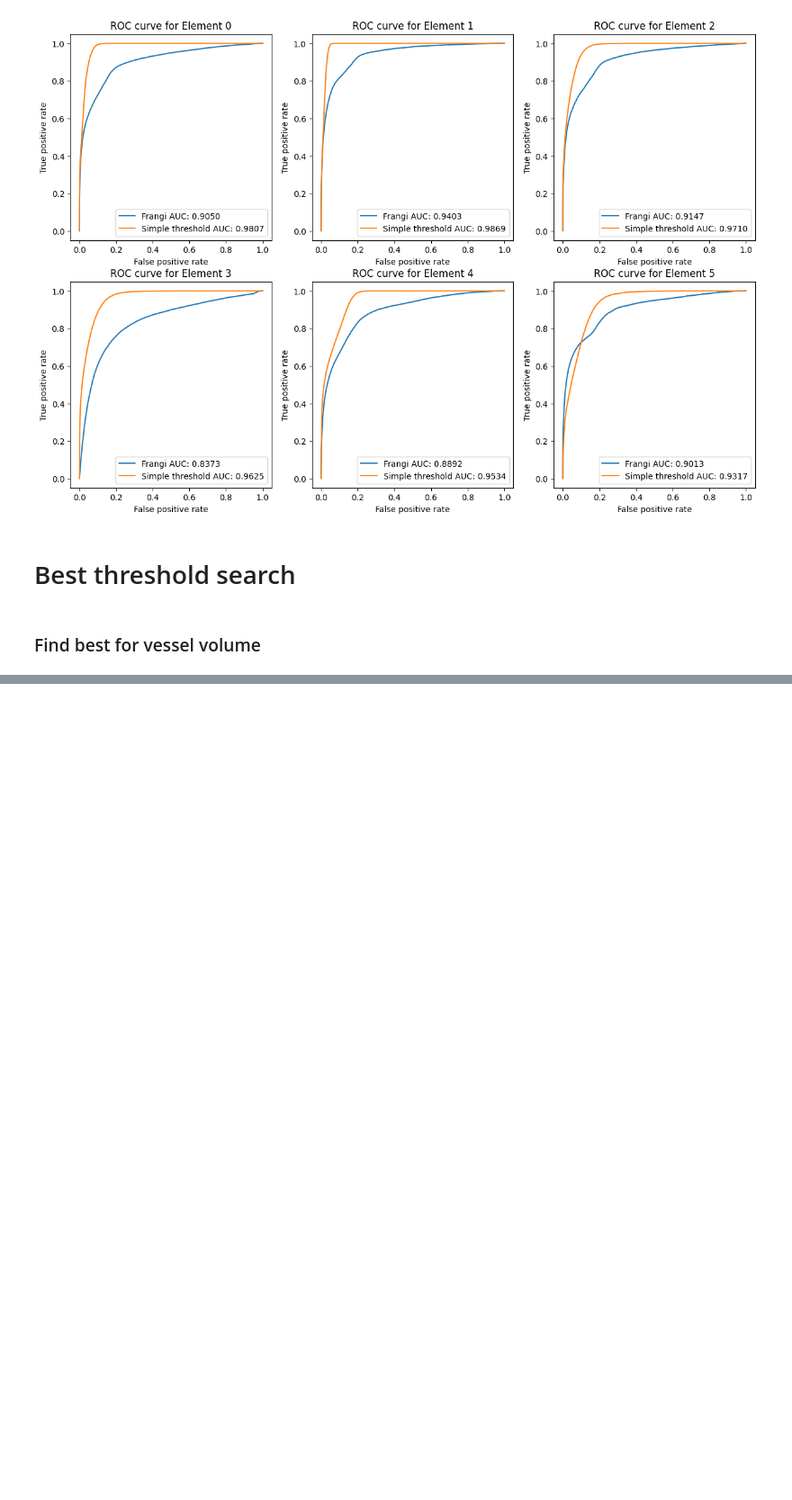
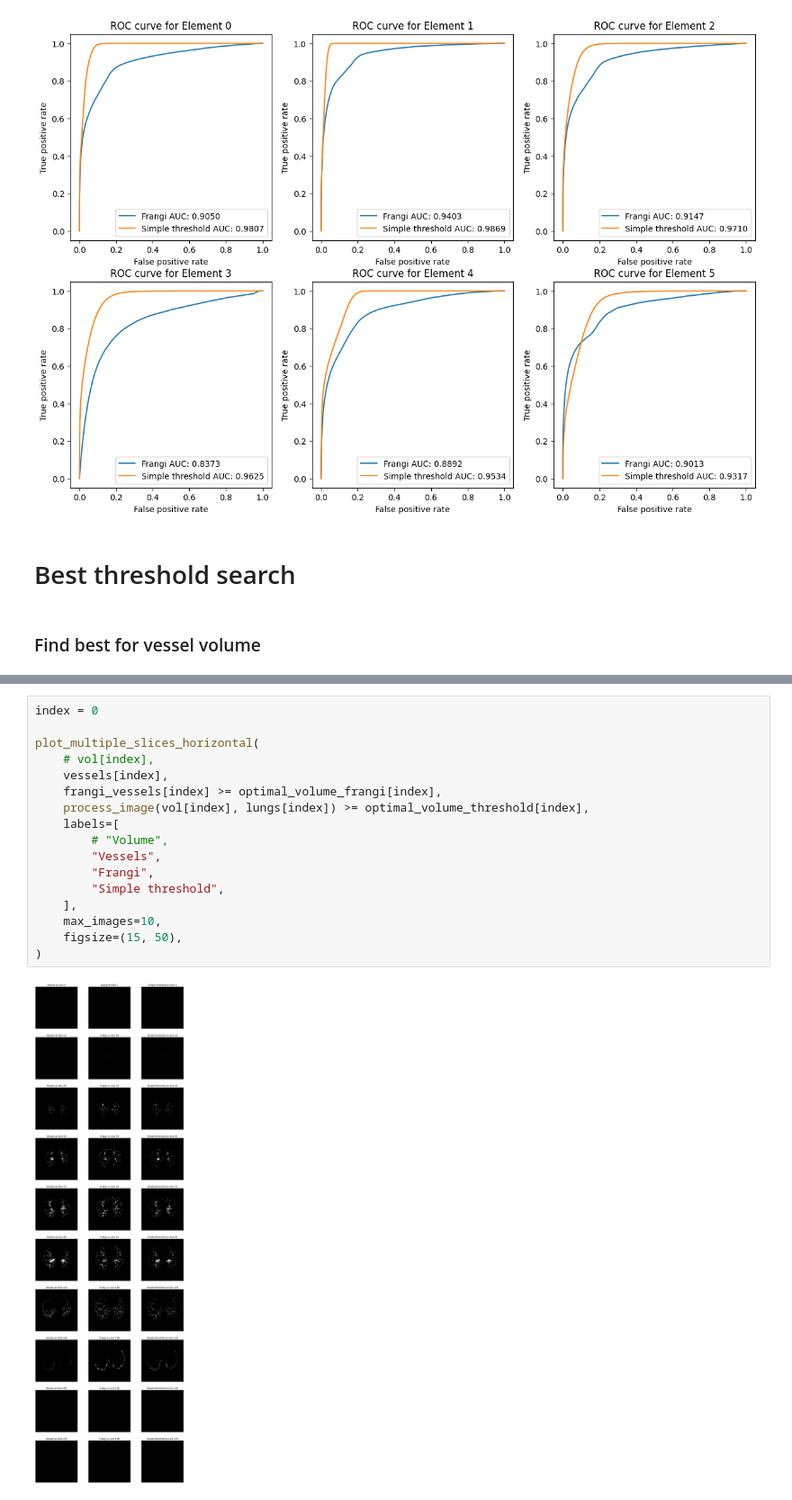
Before and after one commit to clementw168/ct-segmentation, a Jupyter notebook: main.ipynb, the cells around one changed output, grey strips where cells are left out. Shown at 90% size. Drawn from its saved outputs; the diff is of its cells as text; blank space fills up the shorter version.

```diff
--- a/main.ipynb
+++ b/main.ipynb
@@ -694,0 +682,19 @@ plot_multiple_slices_horizontal(
+# %%
+index = 0
+
+plot_multiple_slices_horizontal(
+    # vol[index],
+    vessels[index],
+    frangi_vessels[index] >= optimal_volume_frangi[index],
+    process_image(vol[index], lungs[index]) >= optimal_volume_threshold[index],
+    labels=[
+        # "Volume",
+        "Vessels",
+        "Frangi",
+        "Simple threshold",
+    ],
+    max_images=10,
+    figsize=(15, 50),
+)
+# %% [output]
+[figure, added]
```
Also changed, not shown: parts of 4 cells of this notebook.
